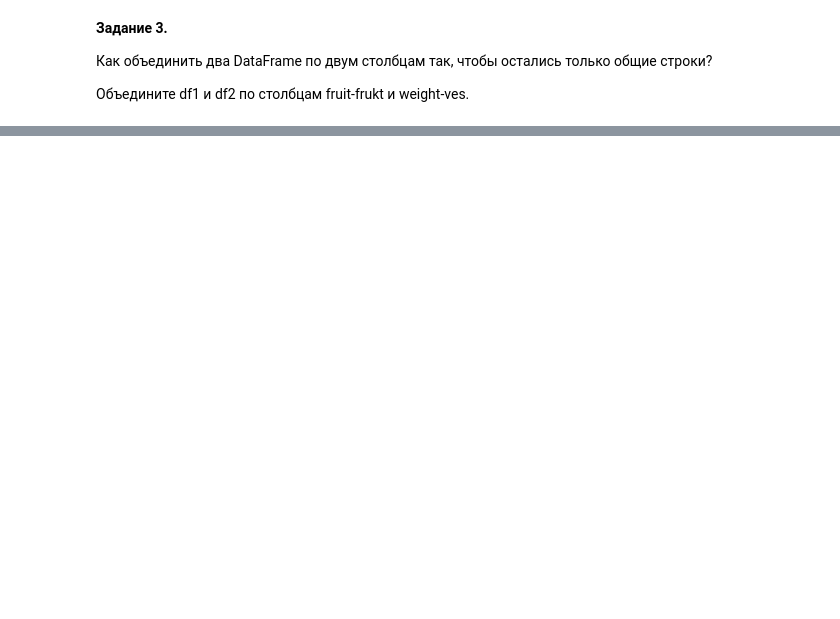
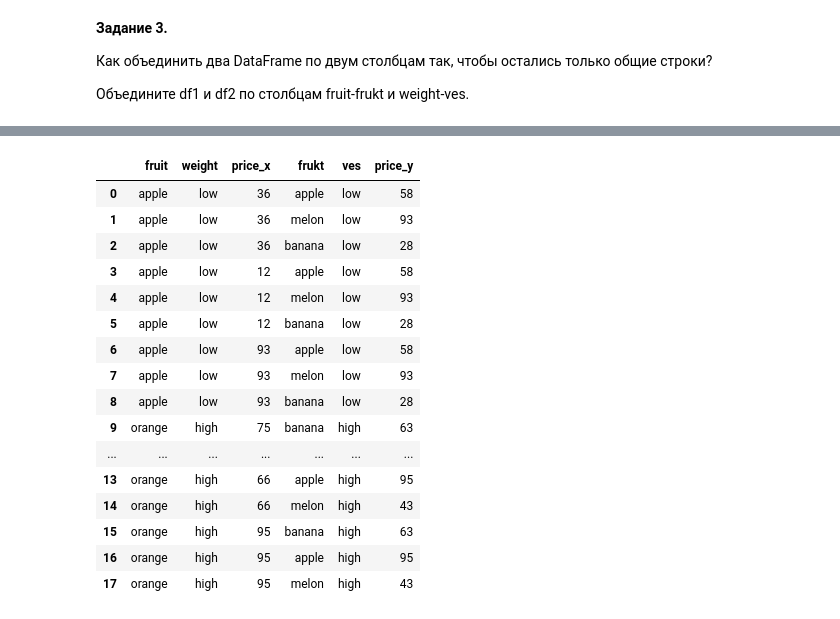
Before and after one commit to medphisiker/samsung_ml_bootcamp, a Jupyter notebook: lections/Урок_03_Pandas.ipynb, the cells around one changed output, grey strips where cells are left out. Saved outputs shown, nothing was run; the diff lists cells and outputs as text; code cells hidden in the pictures; blank space fills up the shorter version.

```diff
--- a/lections/Урок_03_Pandas.ipynb
+++ b/lections/Урок_03_Pandas.ipynb
@@ -824,0 +966,20 @@ df2 = pd.DataFrame({'frukt': ['apple', 'banana', 'melon'] * 2,
+# %%
+pd.merge(df1, df2, how="inner", left_on="weight", right_on="ves")
+# %% [output]
+|  | fruit | weight | price_x | frukt | ves | price_y |
+| 0 | apple | low | 36 | apple | low | 58 |
+| 1 | apple | low | 36 | melon | low | 93 |
+| 2 | apple | low | 36 | banana | low | 28 |
+| 3 | apple | low | 12 | apple | low | 58 |
+| 4 | apple | low | 12 | melon | low | 93 |
+| 5 | apple | low | 12 | banana | low | 28 |
+| 6 | apple | low | 93 | apple | low | 58 |
+| 7 | apple | low | 93 | melon | low | 93 |
+| 8 | apple | low | 93 | banana | low | 28 |
+| 9 | orange | high | 75 | banana | high | 63 |
+| ... | ... | ... | ... | ... | ... | ... |
+| 13 | orange | high | 66 | apple | high | 95 |
+| 14 | orange | high | 66 | melon | high | 43 |
+| 15 | orange | high | 95 | banana | high | 63 |
+| 16 | orange | high | 95 | apple | high | 95 |
+| 17 | orange | high | 95 | melon | high | 43 |
```
Also changed, not shown: parts of 61 cells of this notebook, 2 other files.
